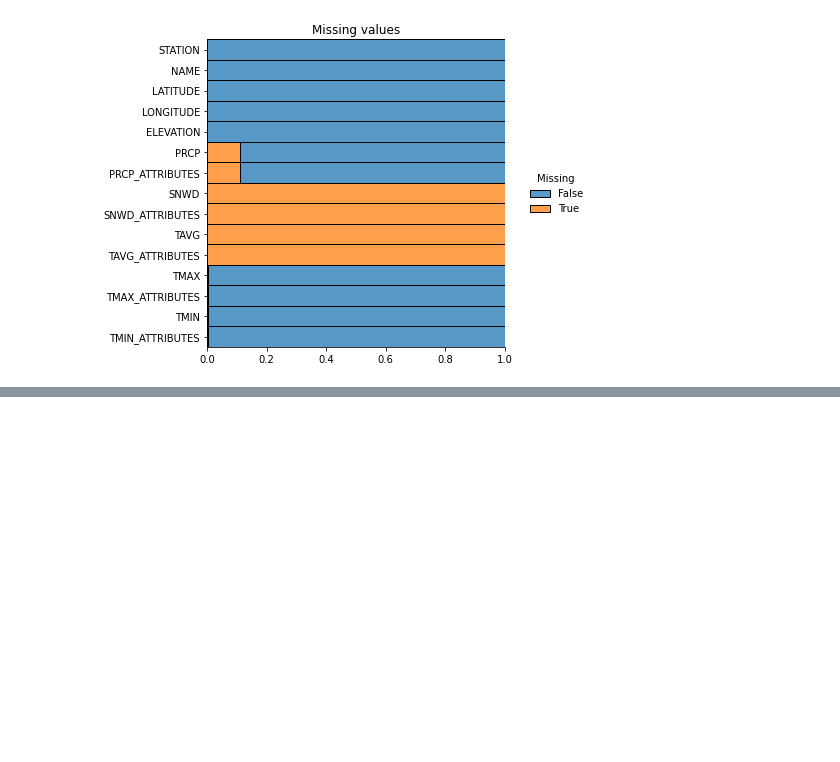
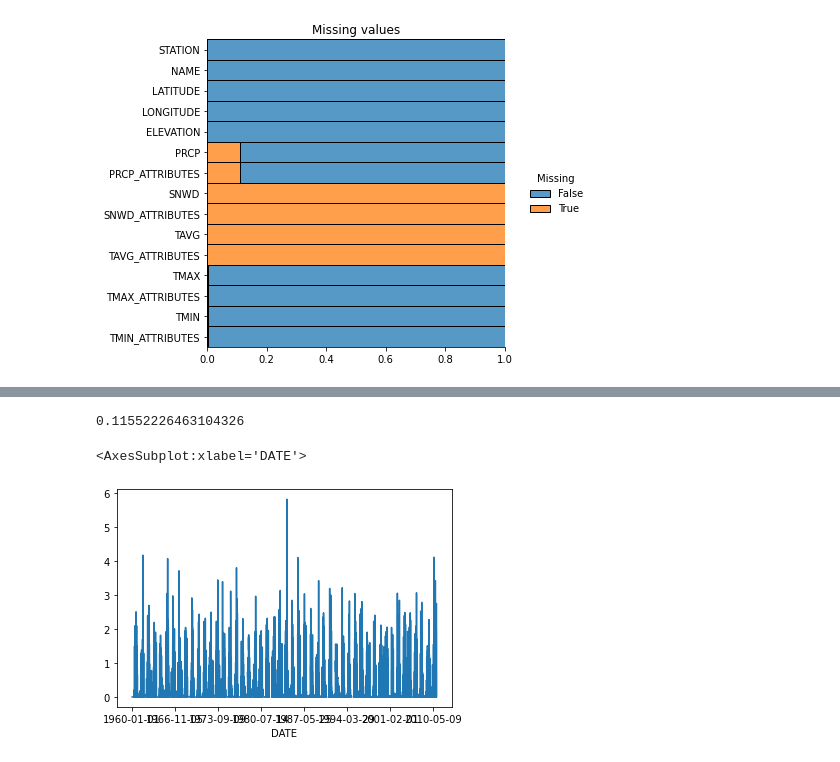
Before and after one commit to RamonPuon/WeatherPrediction-CDMX, a Jupyter notebook: Weather_Prediction.ipynb, the cells around one changed output, grey strips where cells are left out. Drawn from its saved outputs; the diff is of its cells as text; code cells hidden in the pictures; blank space fills up the shorter version.

```diff
--- a/Weather_Prediction.ipynb
+++ b/Weather_Prediction.ipynb
@@ -64,0 +97,9 @@ Text(0.5, 1.0, 'Missing values')
+# %%
+np.mean(core_weather['precip'])
+# %% [output]
+0.11552226463104326
+# %%
+core_weather['precip'].plot()
+# %% [output]
+<AxesSubplot:xlabel='DATE'>
+[figure, added]
```
Also changed, not shown: parts of 29 cells of this notebook.
